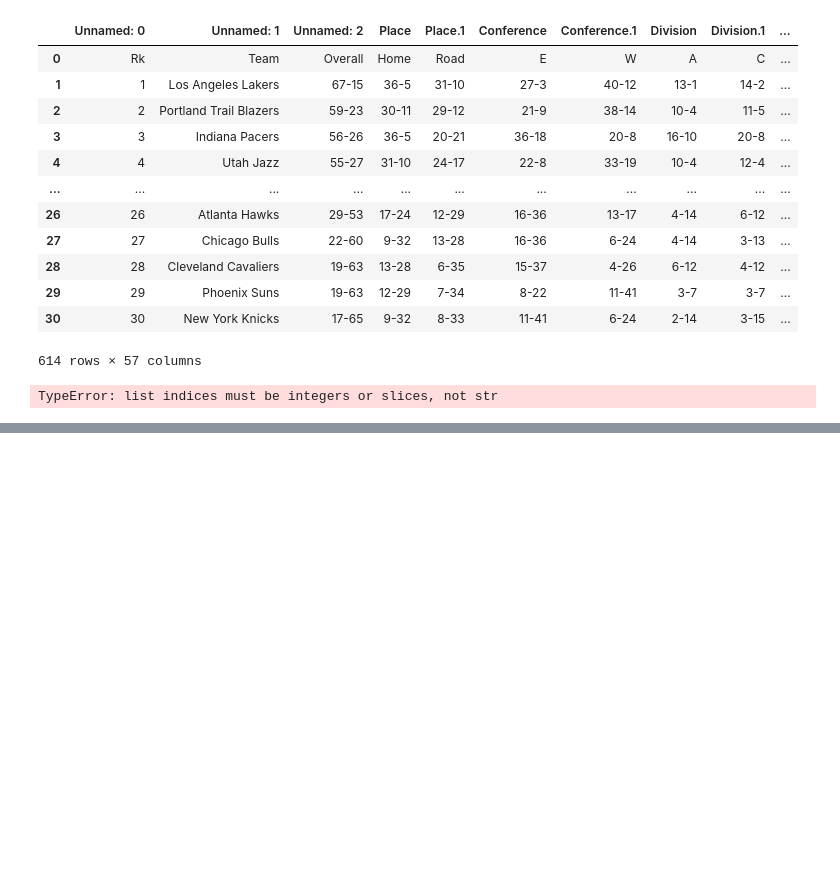
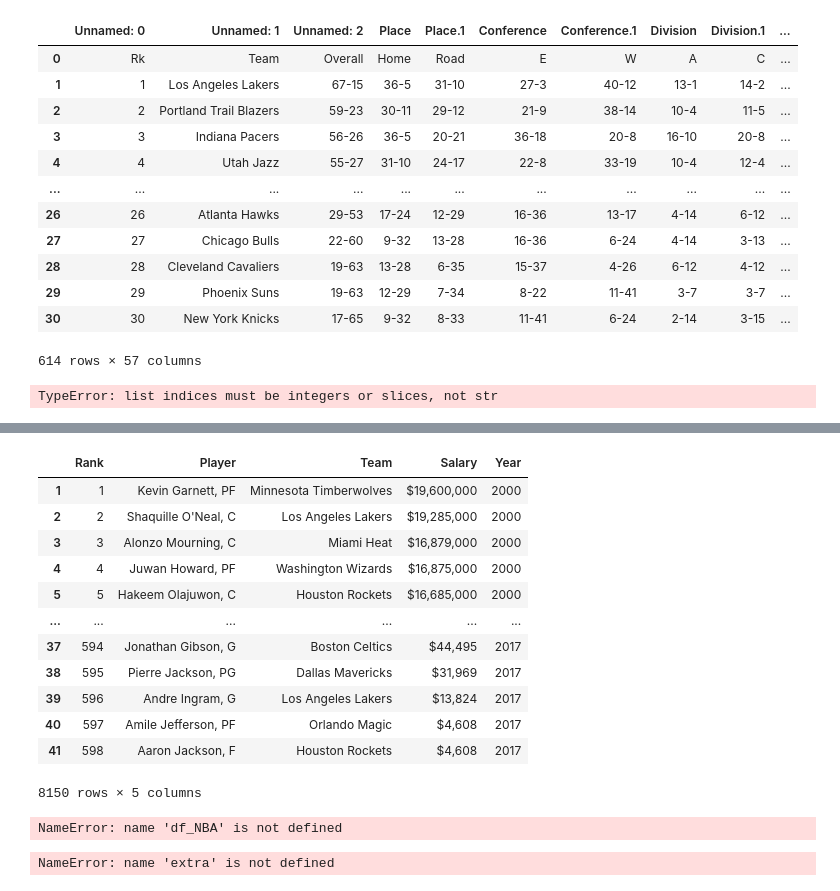
Before and after one commit to chas3stockwell/College-Basketball-Success, a Jupyter notebook: Tutorial Notebook - Extrapolating Success from Basketball Players using On-Court Data 2000-2019.ipynb, the cells around one changed output, grey strips where cells are left out. Drawn from its saved outputs; the diff is of its cells as text; code cells hidden in the pictures; blank space fills up the shorter version.

Commit message:
add money scores
money

```diff
--- a/Tutorial Notebook - Extrapolating Success from Basketball Players using On-Court Data 2000-2019.ipynb
+++ b/Tutorial Notebook - Extrapolating Success from Basketball Players using On-Court Data 2000-2019.ipynb
@@ -515,0 +513,56 @@ ValueError: No tables found
+# %%
+extra_drop = team_salaries[team_salaries['Salary'] == 'SALARY']
+
+team_salaries = team_salaries.drop(extra_drop.index)
+
+team_salaries['Player'] = team_salaries['Player'].str.split(',').str[0]
+
+team_salaries
+# %% [output]
+|  | Rank | Player | Team | Salary | Year |
+| 1 | 1 | Kevin Garnett, PF | Minnesota Timberwolves | $19,600,000 | 2000 |
+| 2 | 2 | Shaquille O'Neal, C | Los Angeles Lakers | $19,285,000 | 2000 |
+| 3 | 3 | Alonzo Mourning, C | Miami Heat | $16,879,000 | 2000 |
+| 4 | 4 | Juwan Howard, PF | Washington Wizards | $16,875,000 | 2000 |
+| 5 | 5 | Hakeem Olajuwon, C | Houston Rockets | $16,685,000 | 2000 |
+| ... | ... | ... | ... | ... | ... |
+| 37 | 594 | Jonathan Gibson, G | Boston Celtics | $44,495 | 2017 |
+| 38 | 595 | Pierre Jackson, PG | Dallas Mavericks | $31,969 | 2017 |
+| 39 | 596 | Andre Ingram, G | Los Angeles Lakers | $13,824 | 2017 |
+| 40 | 597 | Amile Jefferson, PF | Orlando Magic | $4,608 | 2017 |
+| 41 | 598 | Aaron Jackson, F | Houston Rockets | $4,608 | 2017 |
+8150 rows × 5 columns
+# %%
+
+
+extra = pd.merge(df_NBA, team_salaries, how = 'inner', on = ['Player', 'Year'])
+
+extra
+# %% [output]
+NameError: name 'df_NBA' is not defined
+# %%
+extra['Salary'] = extra['Salary'].str[1:]
+
+extra['Salary'] = extra['Salary'].str.replace("," , '')
+
+#extra['Salary']
+
+extra['Salary'] = extra['Salary'].astype(float)
+
+#extra['Salary']
+
+avg_sal = extra.groupby(["Year"])[["Salary"]].median()
+
+print(avg_sal.head(15))
+#avg_sal.head()
+
+
+def player_wtscore_salary(salary, year, player):
+    avg_score = avg_sal.loc[(year)]
+    return salary/avg_score
+
+
+extra["sal_score"] = extra.apply(lambda x: player_wtscore_salary(x["Salary"], x["Year"], x["Player"]), axis = 1)
+extra.head()
+# %% [output]
+NameError: name 'extra' is not defined
```
Also changed, not shown: parts of 1 cell of this notebook.
